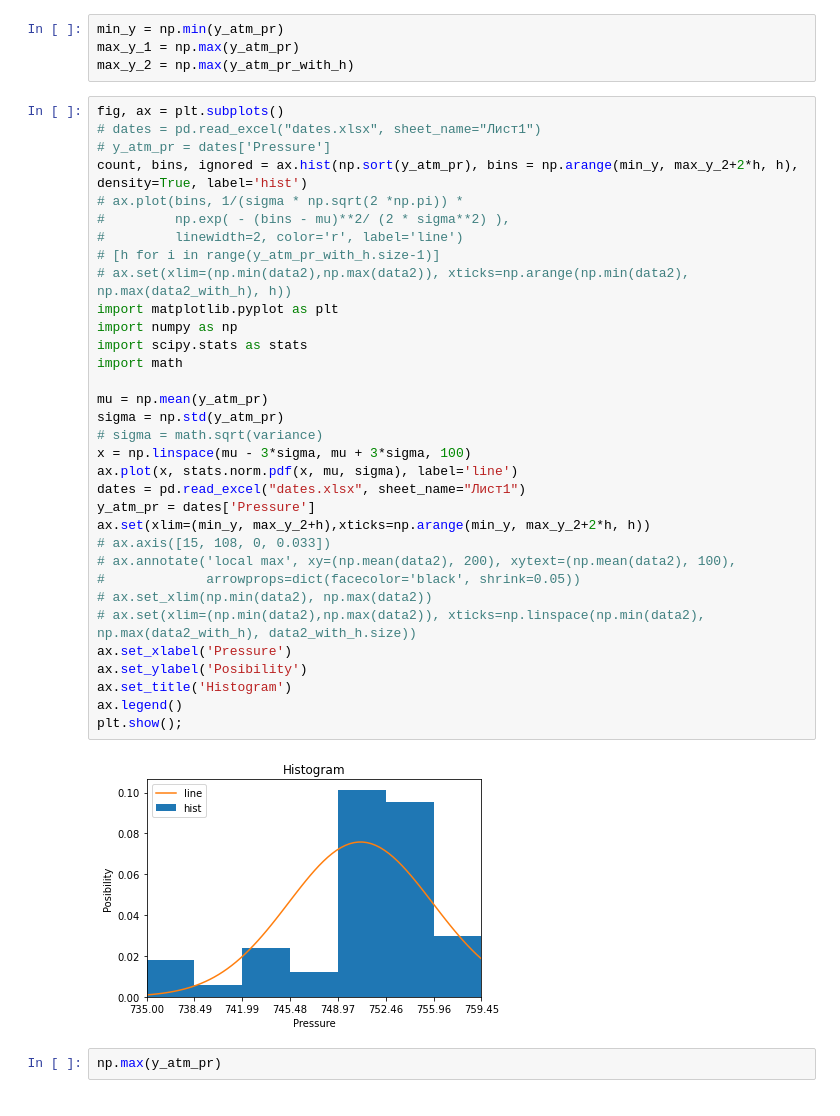
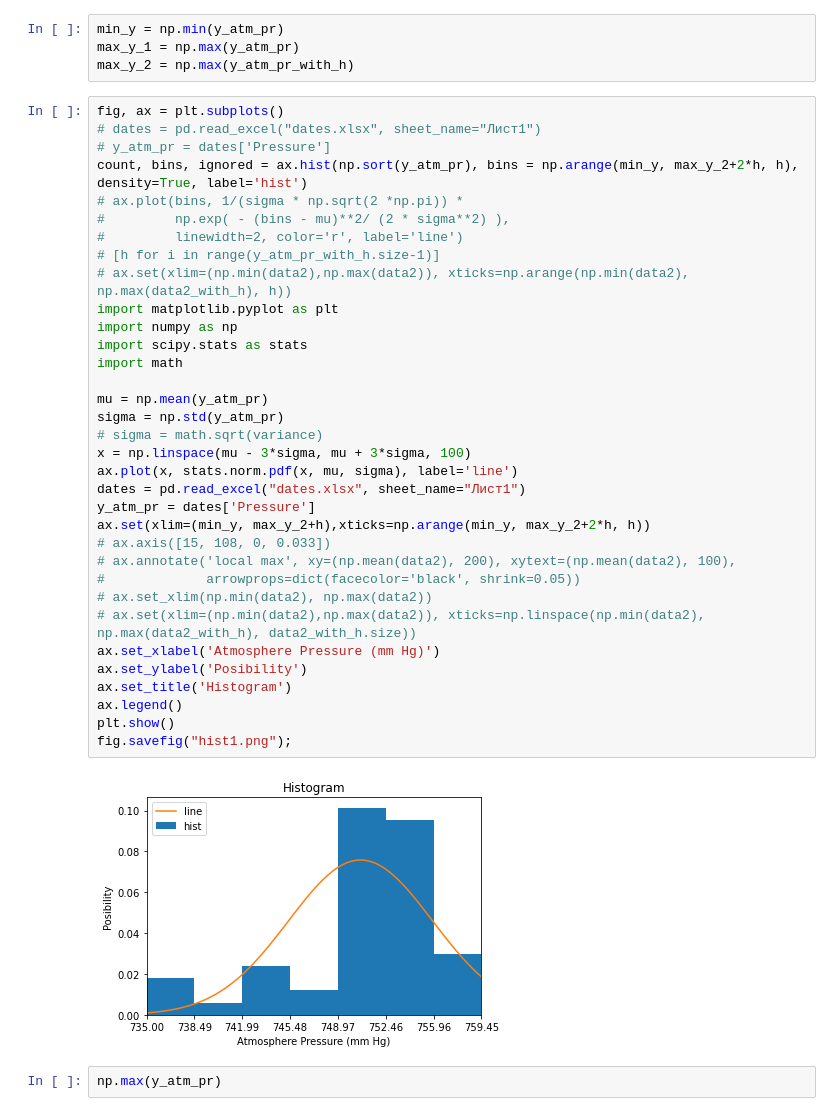
Before and after one commit to Glawary/Lab1, a Jupyter notebook: Lab1.ipynb, the cells around one changed output. Saved outputs shown, nothing was run; the diff lists cells and outputs as text.

```diff
--- a/Lab1.ipynb
+++ b/Lab1.ipynb
@@ -419,36 +458,37 @@ fig, ax = plt.subplots()
 # dates = pd.read_excel("dates.xlsx", sheet_name="Лист1")
 # y_atm_pr = dates['Pressure']
 count, bins, ignored = ax.hist(np.sort(y_atm_pr), bins = np.arange(min_y, max_y_2+2*h, h), density=True, label='hist')
 # ax.plot(bins, 1/(sigma * np.sqrt(2 *np.pi)) *
 #         np.exp( - (bins - mu)**2/ (2 * sigma**2) ),
 #         linewidth=2, color='r', label='line')
 # [h for i in range(y_atm_pr_with_h.size-1)]
 # ax.set(xlim=(np.min(data2),np.max(data2)), xticks=np.arange(np.min(data2), np.max(data2_with_h), h))
 import matplotlib.pyplot as plt
 import numpy as np
 import scipy.stats as stats
 import math
 
 mu = np.mean(y_atm_pr)
 sigma = np.std(y_atm_pr)
 # sigma = math.sqrt(variance)
 x = np.linspace(mu - 3*sigma, mu + 3*sigma, 100)
 ax.plot(x, stats.norm.pdf(x, mu, sigma), label='line')
 dates = pd.read_excel("dates.xlsx", sheet_name="Лист1")
 y_atm_pr = dates['Pressure']
 ax.set(xlim=(min_y, max_y_2+h),xticks=np.arange(min_y, max_y_2+2*h, h))
 # ax.axis([15, 108, 0, 0.033])
 # ax.annotate('local max', xy=(np.mean(data2), 200), xytext=(np.mean(data2), 100),
 #             arrowprops=dict(facecolor='black', shrink=0.05))
 # ax.set_xlim(np.min(data2), np.max(data2))
 # ax.set(xlim=(np.min(data2),np.max(data2)), xticks=np.linspace(np.min(data2), np.max(data2_with_h), data2_with_h.size))
-ax.set_xlabel('Pressure')
+ax.set_xlabel('Atmosphere Pressure (mm Hg)')
 ax.set_ylabel('Posibility')
 ax.set_title('Histogram')
 ax.legend()
-plt.show();
+plt.show()
+fig.savefig("hist1.png");
 # %% [output]
-[figure, old version]
+[figure, new version]
 # %%
 np.max(y_atm_pr)
 # %% [output]
```
Also changed, not shown: parts of 11 cells of this notebook, 13 other files.
